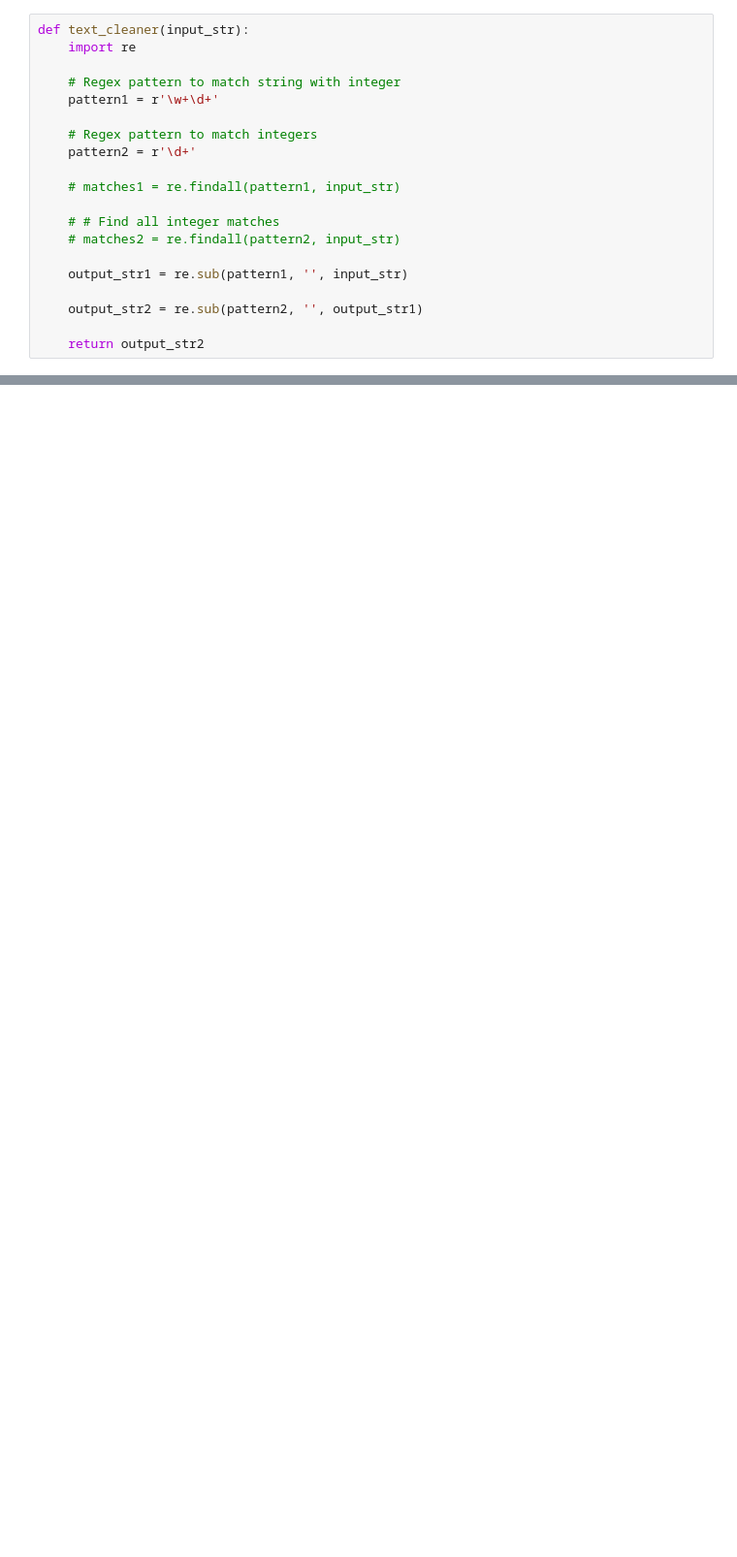
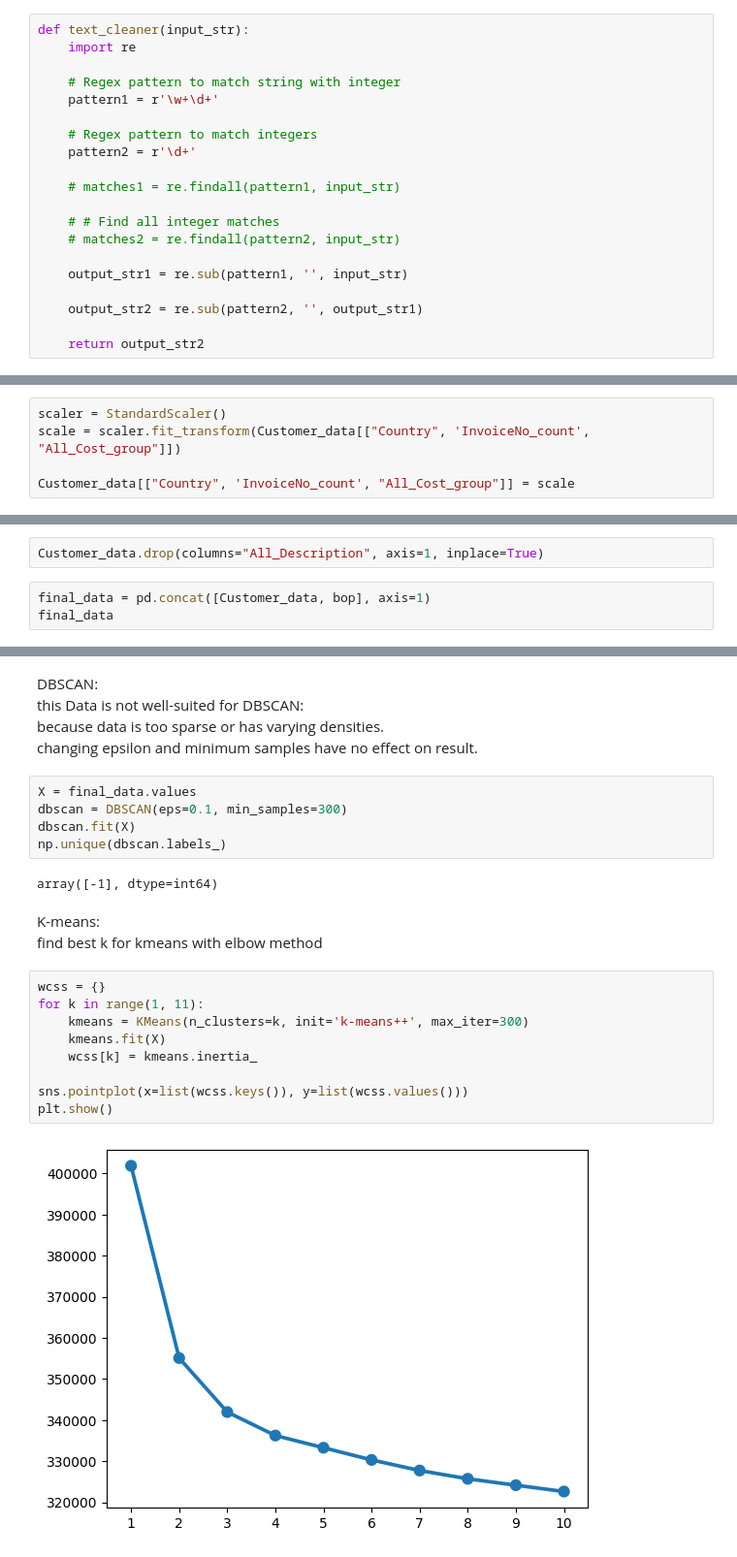
Before and after one commit to morteza-rp/fanap, a Jupyter notebook: 7.ipynb, the cells around one changed output, grey strips where cells are left out. Shown at 97% size. Saved outputs shown, nothing was run; the diff lists cells and outputs as text; blank space fills up the shorter version.

```diff
--- a/7.ipynb
+++ b/7.ipynb
@@ -618,0 +297,5 @@ KNeighborsClassifier(n_neighbors=4)
+# %%
+scaler = StandardScaler()
+scale = scaler.fit_transform(Customer_data[["Country", 'InvoiceNo_count', "All_Cost_group"]])
+
+Customer_data[["Country", 'InvoiceNo_count', "All_Cost_group"]] = scale
@@ -618,0 +304,5 @@ KNeighborsClassifier(n_neighbors=4)
+# %%
+Customer_data.drop(columns="All_Description", axis=1, inplace=True)
+# %%
+final_data = pd.concat([Customer_data, bop], axis=1)
+final_data
@@ -618,0 +323,26 @@ KNeighborsClassifier(n_neighbors=4)
+# %% [markdown]
+DBSCAN:
+this Data is not well-suited for DBSCAN:
+because data is too sparse or has varying densities.
+changing epsilon and minimum samples have no effect on result.
+# %%
+X = final_data.values
+dbscan = DBSCAN(eps=0.1, min_samples=300)
+dbscan.fit(X)
+np.unique(dbscan.labels_)
+# %% [output]
+array([-1], dtype=int64)
+# %% [markdown]
+K-means:
+find best k for kmeans with elbow method
+# %%
+wcss = {}
+for k in range(1, 11):
+    kmeans = KMeans(n_clusters=k, init='k-means++', max_iter=300)
+    kmeans.fit(X)
+    wcss[k] = kmeans.inertia_
+
+sns.pointplot(x=list(wcss.keys()), y=list(wcss.values()))
+plt.show()
+# %% [output]
+[figure, added]
```
Also changed, not shown: parts of 101 cells of this notebook.
